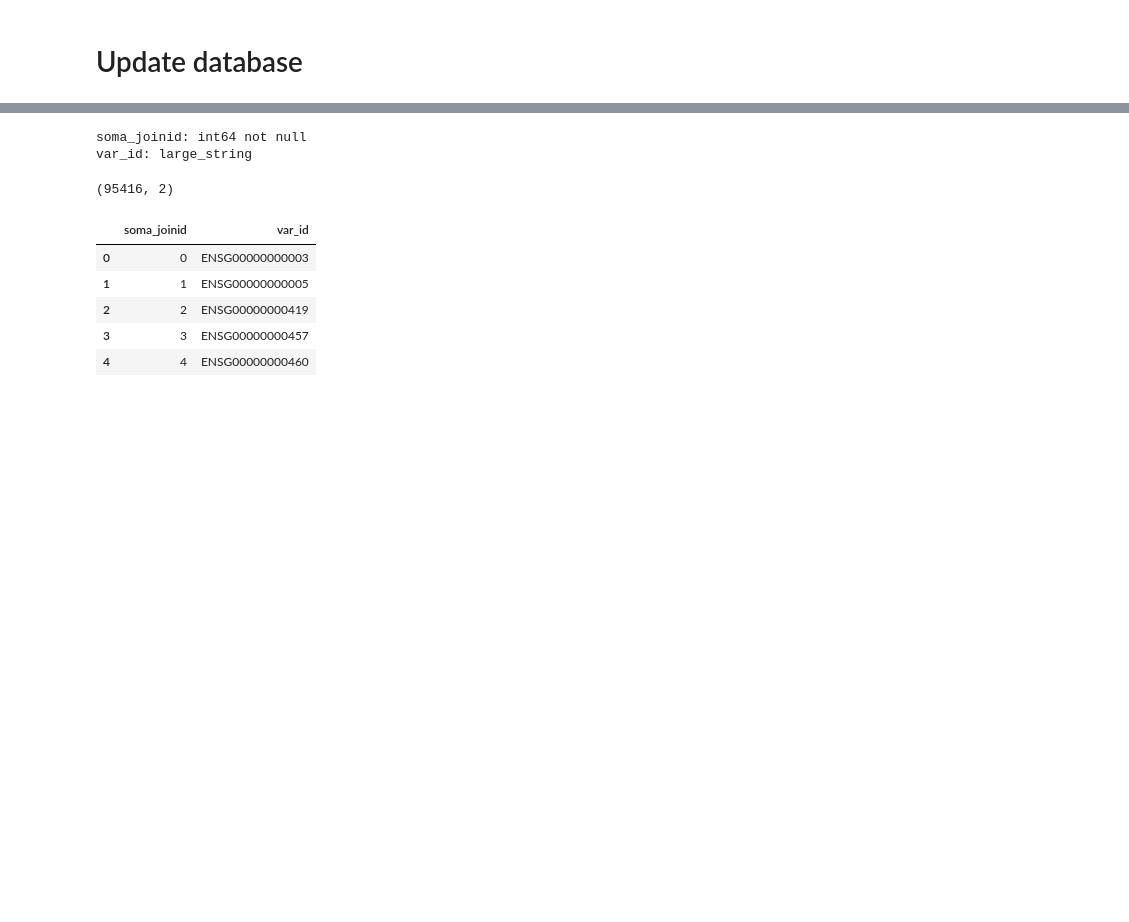
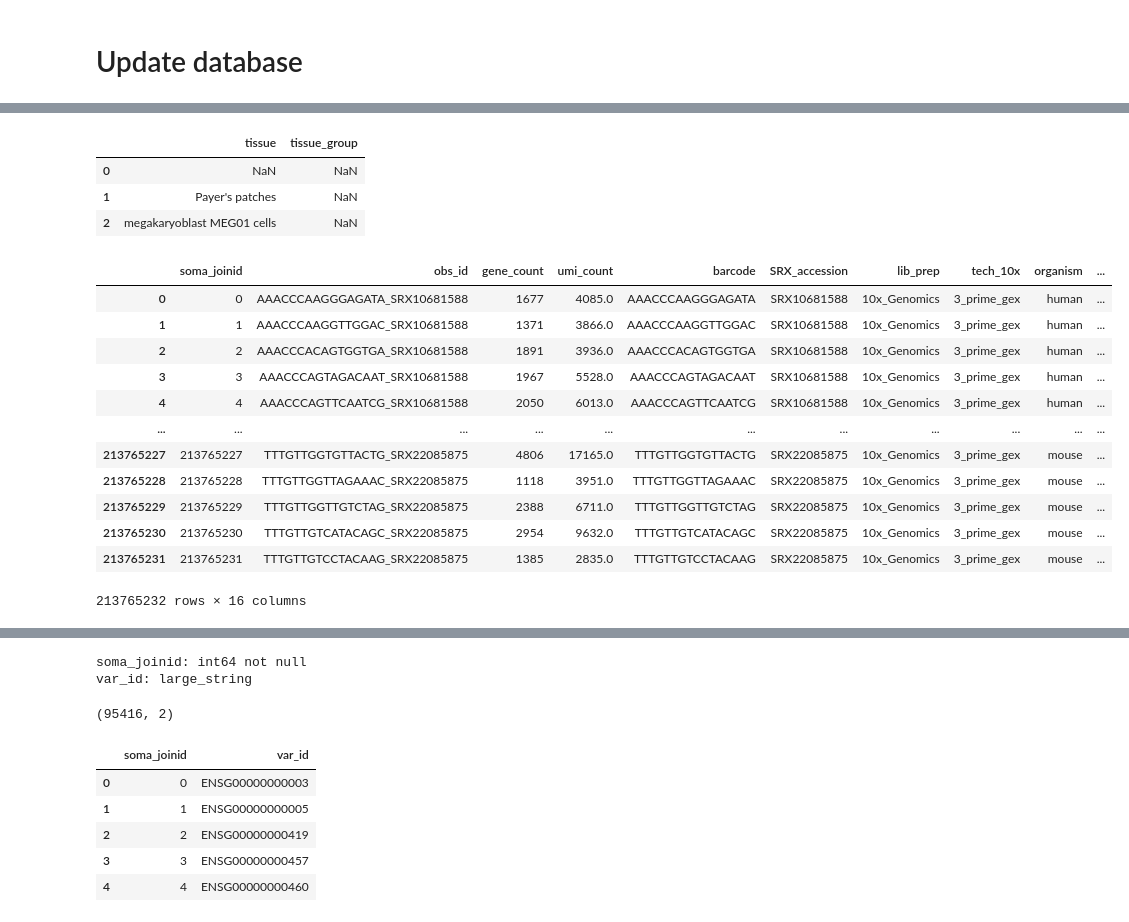
Before and after one commit to bioinfo-tsukuba/scRecounter, a Jupyter notebook: notebooks/tiledb/scBaseCamp_db-create_GeneFull-Ex50pAS.ipynb, the cells around one changed output, grey strips where cells are left out. Cells and saved outputs as stored; diff of their text form; code cells hidden in the pictures; blank space fills up the shorter version.

```diff
--- a/notebooks/tiledb/scBaseCamp_db-create_GeneFull-Ex50pAS.ipynb
+++ b/notebooks/tiledb/scBaseCamp_db-create_GeneFull-Ex50pAS.ipynb
@@ -589,0 +730,4 @@ df[df["var_id"].isin(adata_t100.var.index)]
+# %%
+# count tissue groups
+pd.set_option('display.max_rows', None)
+df_tissue_o1_idx["tissue_group"].value_counts()
@@ -589,0 +756,3 @@ df[df["var_id"].isin(adata_t100.var.index)]
+# %%
+# reset pandas display
+pd.set_option('display.max_rows', 10)
@@ -589,0 +777,8 @@ df[df["var_id"].isin(adata_t100.var.index)]
+# %%
+# list tissues lacking tissue_group
+df_obs_tissue[df_obs_tissue["tissue_group"].isna()].reset_index(drop=True)
+# %% [output]
+|  | tissue | tissue_group |
+| 0 | NaN | NaN |
+| 1 | Payer's patches | NaN |
+| 2 | megakaryoblast MEG01 cells | NaN |
@@ -589,0 +788,18 @@ df[df["var_id"].isin(adata_t100.var.index)]
+# %%
+# adding tissue group to df_obs
+df_obs = df_obs.merge(df_tissue_o1_idx, on="tissue", how="left")
+df_obs
+# %% [output]
+|  | soma_joinid | obs_id | gene_count | umi_count | barcode | SRX_accession | lib_prep | tech_10x | organism | ... |
+| 0 | 0 | AAACCCAAGGGAGATA_SRX10681588 | 1677 | 4085.0 | AAACCCAAGGGAGATA | SRX10681588 | 10x_Genomics | 3_prime_gex | human | ... |
+| 1 | 1 | AAACCCAAGGTTGGAC_SRX10681588 | 1371 | 3866.0 | AAACCCAAGGTTGGAC | SRX10681588 | 10x_Genomics | 3_prime_gex | human | ... |
+| 2 | 2 | AAACCCACAGTGGTGA_SRX10681588 | 1891 | 3936.0 | AAACCCACAGTGGTGA | SRX10681588 | 10x_Genomics | 3_prime_gex | human | ... |
+| 3 | 3 | AAACCCAGTAGACAAT_SRX10681588 | 1967 | 5528.0 | AAACCCAGTAGACAAT | SRX10681588 | 10x_Genomics | 3_prime_gex | human | ... |
+| 4 | 4 | AAACCCAGTTCAATCG_SRX10681588 | 2050 | 6013.0 | AAACCCAGTTCAATCG | SRX10681588 | 10x_Genomics | 3_prime_gex | human | ... |
+| ... | ... | ... | ... | ... | ... | ... | ... | ... | ... | ... |
+| 213765227 | 213765227 | TTTGTTGGTGTTACTG_SRX22085875 | 4806 | 17165.0 | TTTGTTGGTGTTACTG | SRX22085875 | 10x_Genomics | 3_prime_gex | mouse | ... |
+| 213765228 | 213765228 | TTTGTTGGTTAGAAAC_SRX22085875 | 1118 | 3951.0 | TTTGTTGGTTAGAAAC | SRX22085875 | 10x_Genomics | 3_prime_gex | mouse | ... |
+| 213765229 | 213765229 | TTTGTTGGTTGTCTAG_SRX22085875 | 2388 | 6711.0 | TTTGTTGGTTGTCTAG | SRX22085875 | 10x_Genomics | 3_prime_gex | mouse | ... |
+| 213765230 | 213765230 | TTTGTTGTCATACAGC_SRX22085875 | 2954 | 9632.0 | TTTGTTGTCATACAGC | SRX22085875 | 10x_Genomics | 3_prime_gex | mouse | ... |
+| 213765231 | 213765231 | TTTGTTGTCCTACAAG_SRX22085875 | 1385 | 2835.0 | TTTGTTGTCCTACAAG | SRX22085875 | 10x_Genomics | 3_prime_gex | mouse | ... |
+213765232 rows × 16 columns
```
Also changed, not shown: parts of 26 cells of this notebook, 5 other files.
